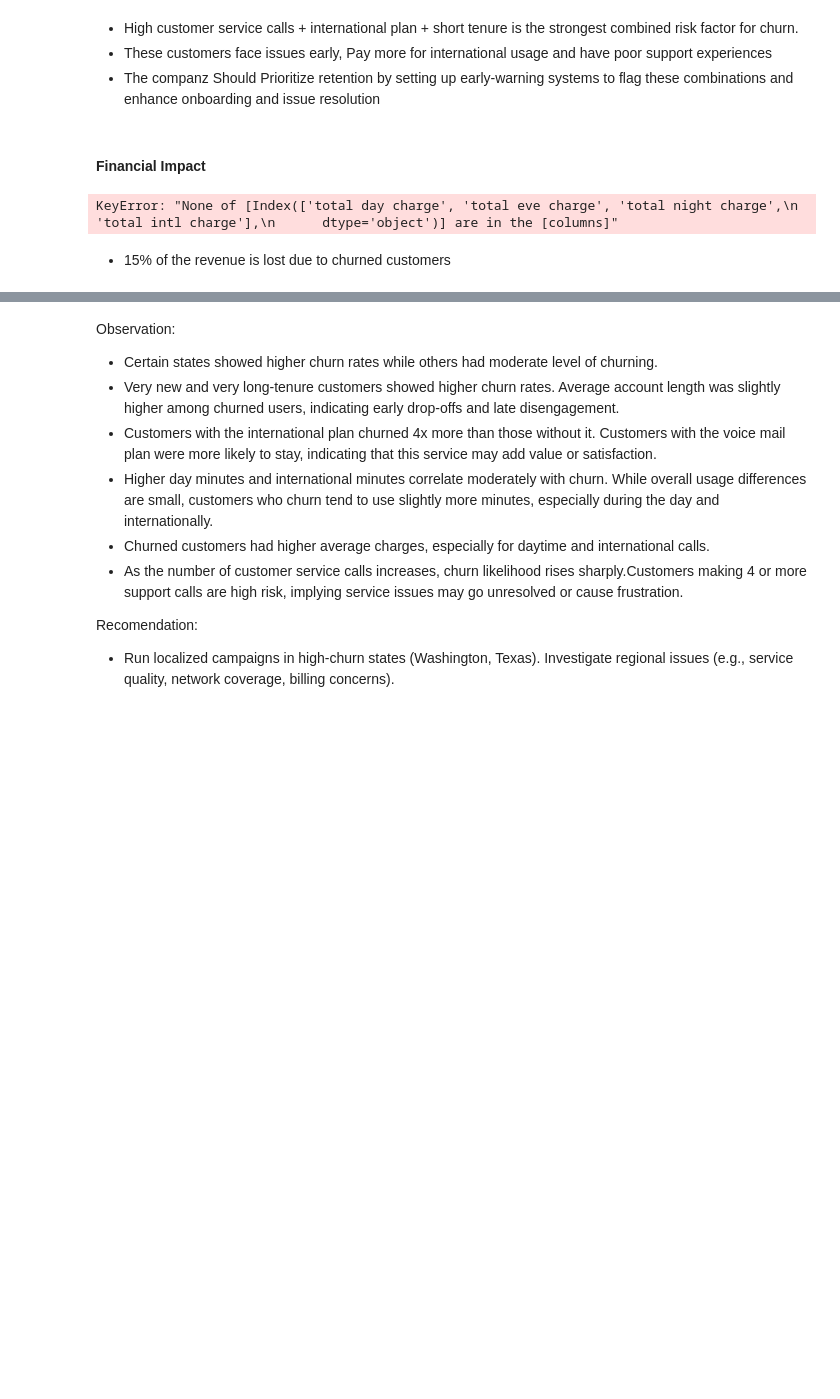
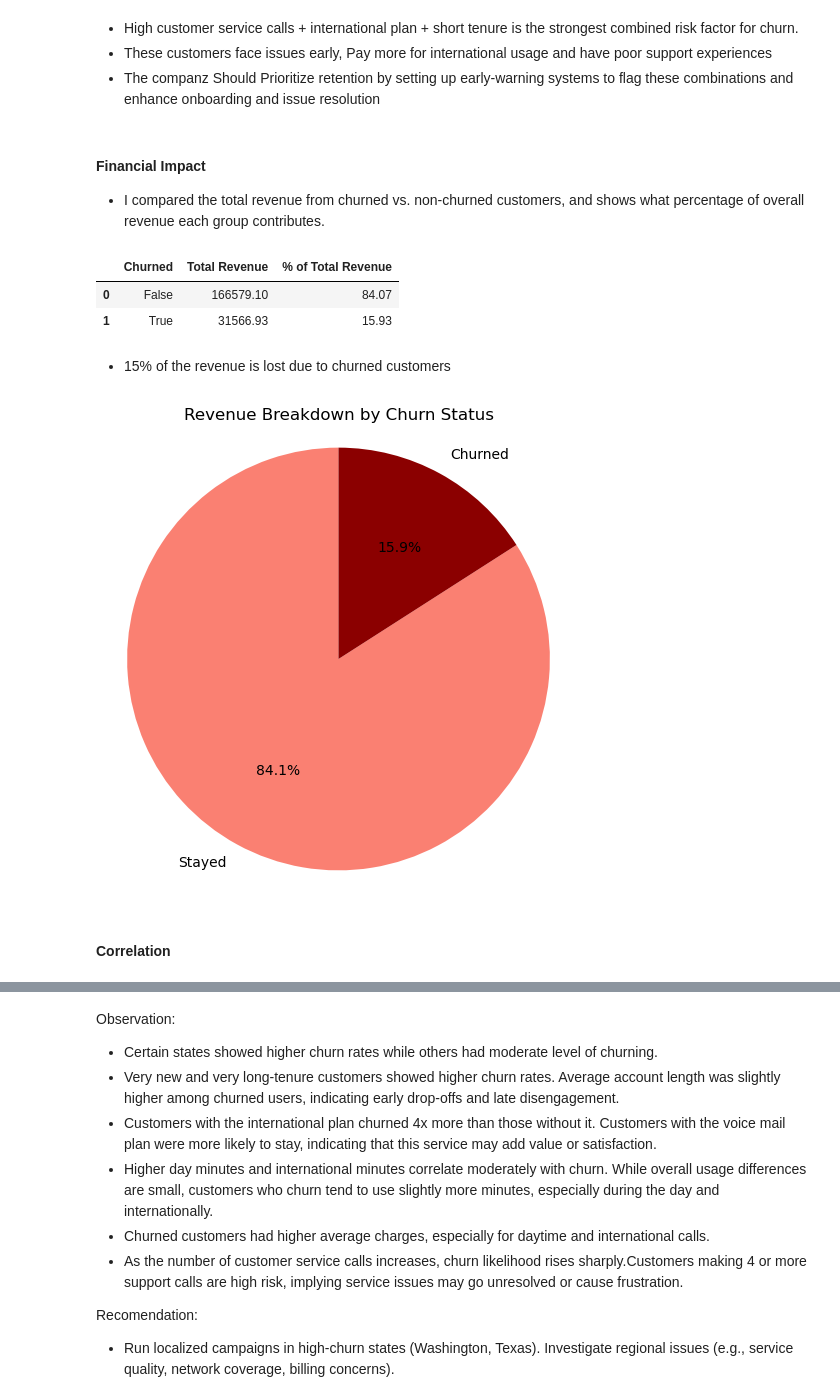
Before and after one commit to Hafsa-mohamed-Ad3n/Syria_tel-Churn-Analysis, a Jupyter notebook: Churn.ipynb, the cells around one changed output, grey strips where cells are left out. Cells and saved outputs as stored; diff of their text form; code cells hidden in the pictures; blank space fills up the shorter version.

```diff
--- a/Churn.ipynb
+++ b/Churn.ipynb
@@ -706,6 +765,8 @@ plt.show()
 - The companz Should Prioritize retention by setting up early-warning systems to flag these combinations and enhance onboarding and issue resolution
 # %% [markdown]
 #### Financial Impact
+
+- I compared the total revenue from churned vs. non-churned customers, and shows what percentage of overall revenue each group contributes.
 # %%
 # charge columns
 charges = ['total day charge', 'total eve charge', 'total night charge', 'total intl charge']
@@ -723,9 +784,32 @@ revenue_by_churn['% of Total Revenue'] = round(
 )
 
 
-revenue_by_churn.columns = ['Churned?', 'Total Revenue', '% of Total Revenue']
+revenue_by_churn.columns = ['Churned', 'Total Revenue', '% of Total Revenue']
 revenue_by_churn
 # %% [output]
-KeyError: "None of [Index(['total day charge', 'total eve charge', 'total night charge',\n       'total intl charge'],\n      dtype='object')] are in the [columns]"
+|  | Churned | Total Revenue | % of Total Revenue |
+| 0 | False | 166579.10 | 84.07 |
+| 1 | True | 31566.93 | 15.93 |
 # %% [markdown]
 - 15% of the revenue is lost due to churned customers
+# %%
+# Labels and values
+labels = revenue_by_churn['Churned'].map({False: 'Stayed', True: 'Churned'})
+sizes = revenue_by_churn['Total Revenue']
+
+
+if labels.iloc[0] == 'Stayed':
+    colors = ['salmon', 'darkred']
+else:
+    colors = ['darkred', 'salmon']
+
+# Plot pie chart
+plt.figure(figsize=(6, 6))
+plt.pie(sizes, labels=labels, colors=colors, autopct='%1.1f%%', startangle=90)
+plt.title('Revenue Breakdown by Churn Status')
+plt.axis('equal')
+plt.show()
+# %% [output]
+[figure, added]
+# %% [markdown]
+#### Correlation
```
Also changed, not shown: parts of 22 cells of this notebook, 10 other files.
